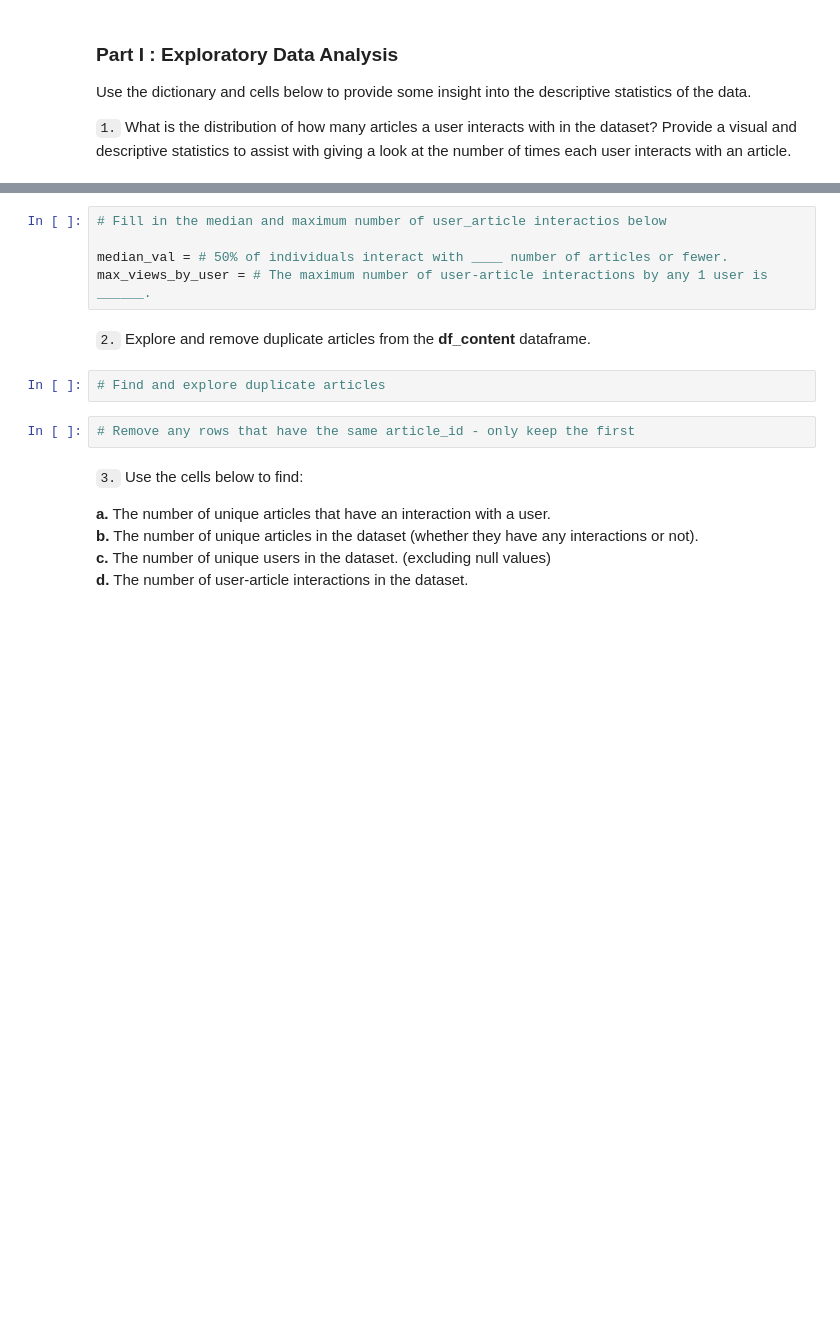
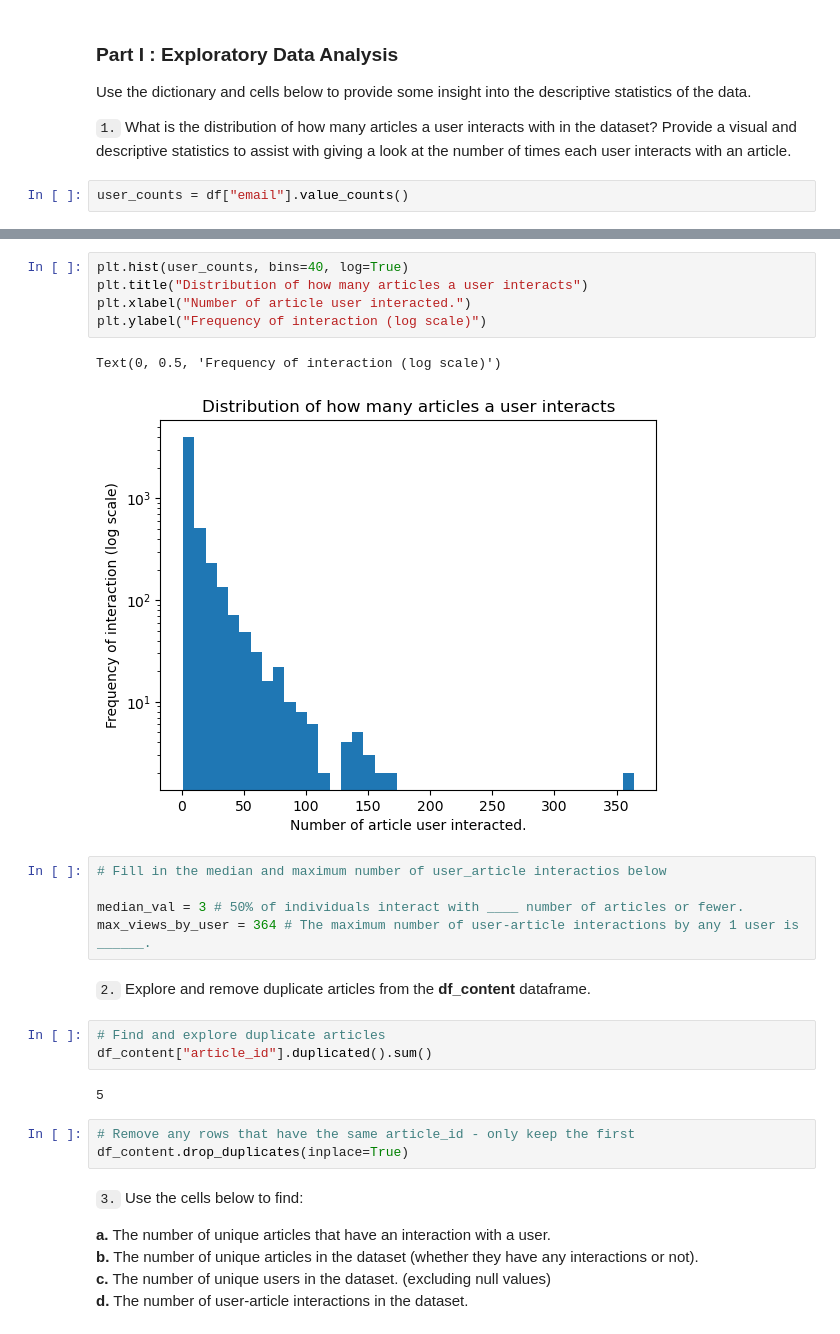
Before and after one commit to luongnguyentrong/recommendation-with-ibm, a Jupyter notebook: Recommendations_with_IBM.ipynb, the cells around one changed output, grey strips where cells are left out. Saved outputs shown, nothing was run; the diff lists cells and outputs as text; blank space fills up the shorter version.

```diff
--- a/Recommendations_with_IBM.ipynb
+++ b/Recommendations_with_IBM.ipynb
@@ -58,3 +58,5 @@ df_content.head()
 Use the dictionary and cells below to provide some insight into the descriptive statistics of the data.
 
 `1.` What is the distribution of how many articles a user interacts with in the dataset?  Provide a visual and descriptive statistics to assist with giving a look at the number of times each user interacts with an article.
+# %%
+user_counts = df["email"].value_counts()
@@ -61,14 +75,26 @@ Use the dictionary and cells below to provide some insight into the descriptive
+# %%
+plt.hist(user_counts, bins=40, log=True)
+plt.title("Distribution of how many articles a user interacts")
+plt.xlabel("Number of article user interacted.")
+plt.ylabel("Frequency of interaction (log scale)")
+# %% [output]
+Text(0, 0.5, 'Frequency of interaction (log scale)')
+[figure, added]
 # %%
 # Fill in the median and maximum number of user_article interactios below
 
-median_val = # 50% of individuals interact with ____ number of articles or fewer.
-max_views_by_user = # The maximum number of user-article interactions by any 1 user is ______.
+median_val = 3 # 50% of individuals interact with ____ number of articles or fewer.
+max_views_by_user = 364 # The maximum number of user-article interactions by any 1 user is ______.
 # %% [markdown]
 `2.` Explore and remove duplicate articles from the **df_content** dataframe.
 # %%
 # Find and explore duplicate articles
+df_content["article_id"].duplicated().sum()
+# %% [output]
+5
 # %%
 # Remove any rows that have the same article_id - only keep the first
+df_content.drop_duplicates(inplace=True)
 # %% [markdown]
 `3.` Use the cells below to find:
 
```
Also changed, not shown: parts of 12 cells of this notebook.
